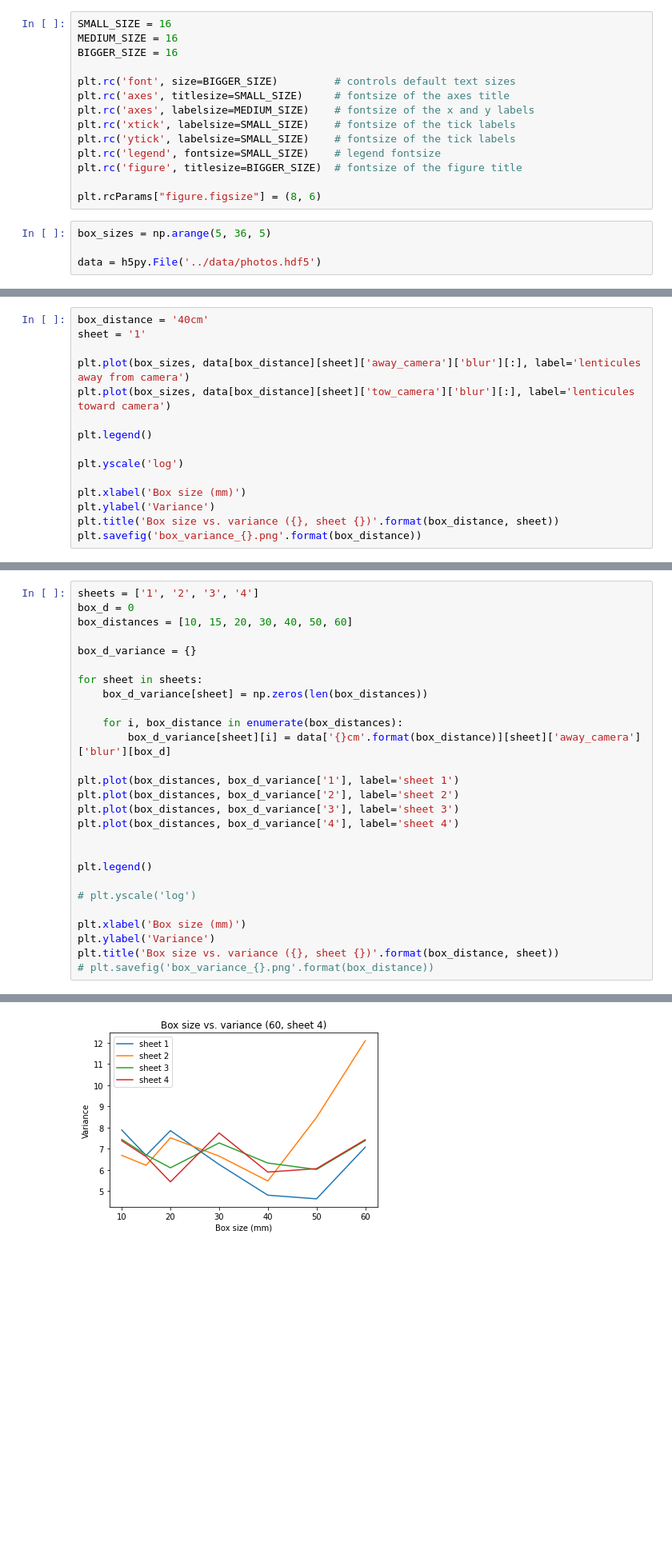
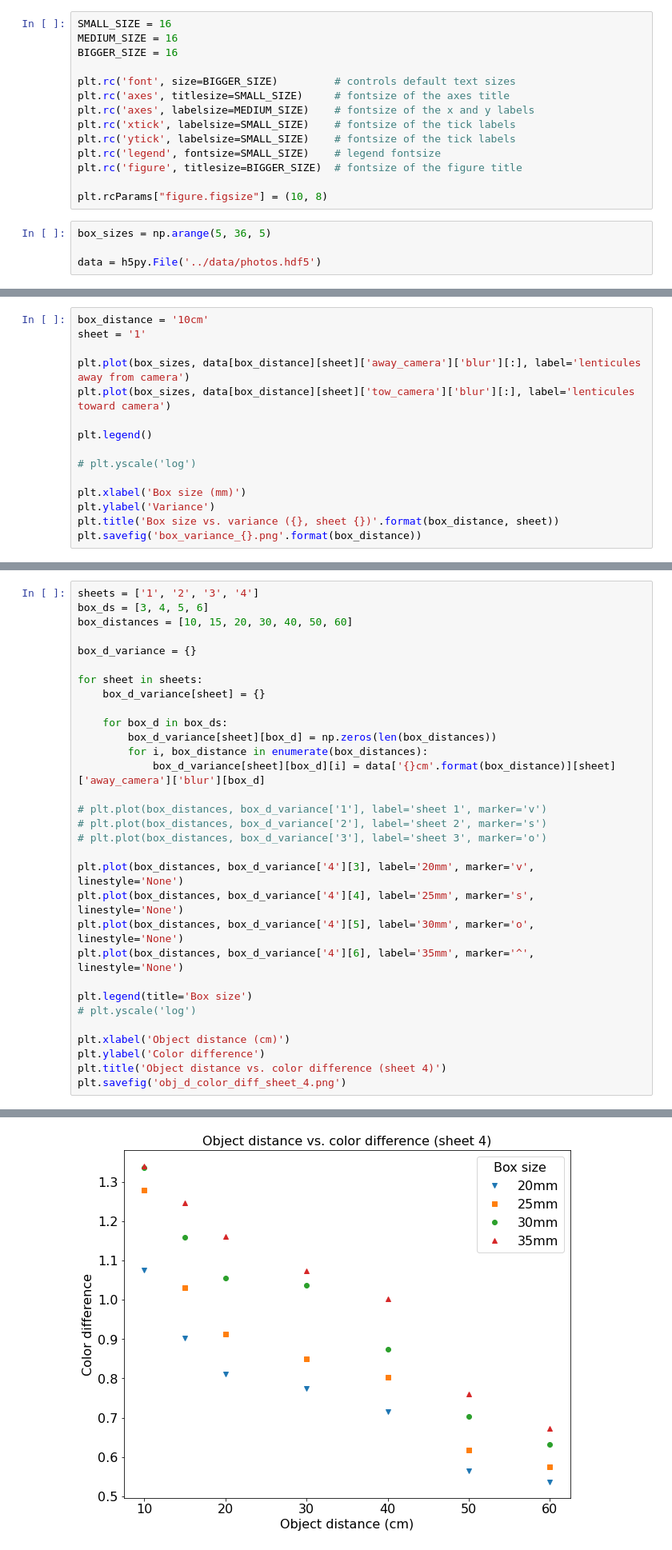
Before and after one commit to MartinRobomaze/IYPT-17-Invisibility, a Jupyter notebook: notebooks/photos_graphs.ipynb, the cells around one changed output, grey strips where cells are left out. Shown at 80% size. Saved outputs shown, nothing was run; the diff lists cells and outputs as text; blank space fills up the shorter version.

```diff
--- a/notebooks/photos_graphs.ipynb
+++ b/notebooks/photos_graphs.ipynb
@@ -16,7 +16,7 @@ plt.rc('ytick', labelsize=SMALL_SIZE)    # fontsize of the tick labels
 plt.rc('legend', fontsize=SMALL_SIZE)    # legend fontsize
 plt.rc('figure', titlesize=BIGGER_SIZE)  # fontsize of the figure title
 
-plt.rcParams["figure.figsize"] = (8, 6)
+plt.rcParams["figure.figsize"] = (10, 8)
 # %%
 box_sizes = np.arange(5, 36, 5)
 
@@ -41,5 +41,5 @@ plt.savefig('box_variance_{}.png'.format(box_distance))
 # %%
-box_distance = '40cm'
+box_distance = '10cm'
 sheet = '1'
 
 plt.plot(box_sizes, data[box_distance][sheet]['away_camera']['blur'][:], label='lenticules away from camera')
@@ -47,7 +47,7 @@ plt.plot(box_sizes, data[box_distance][sheet]['tow_camera']['blur'][:], label='l
 
 plt.legend()
 
-plt.yscale('log')
+# plt.yscale('log')
 
 plt.xlabel('Box size (mm)')
 plt.ylabel('Variance')
@@ -58,28 +58,32 @@ plt.savefig('box_variance_{}.png'.format(box_distance))
 # %%
 sheets = ['1', '2', '3', '4']
-box_d = 0
+box_ds = [3, 4, 5, 6]
 box_distances = [10, 15, 20, 30, 40, 50, 60]
 
 box_d_variance = {}
 
 for sheet in sheets:
-    box_d_variance[sheet] = np.zeros(len(box_distances))
+    box_d_variance[sheet] = {}
 
-    for i, box_distance in enumerate(box_distances):
-        box_d_variance[sheet][i] = data['{}cm'.format(box_distance)][sheet]['away_camera']['blur'][box_d]
+    for box_d in box_ds:
+        box_d_variance[sheet][box_d] = np.zeros(len(box_distances))
+        for i, box_distance in enumerate(box_distances):
+            box_d_variance[sheet][box_d][i] = data['{}cm'.format(box_distance)][sheet]['away_camera']['blur'][box_d]
 
-plt.plot(box_distances, box_d_variance['1'], label='sheet 1')
-plt.plot(box_distances, box_d_variance['2'], label='sheet 2')
-plt.plot(box_distances, box_d_variance['3'], label='sheet 3')
-plt.plot(box_distances, box_d_variance['4'], label='sheet 4')
+# plt.plot(box_distances, box_d_variance['1'], label='sheet 1', marker='v')
+# plt.plot(box_distances, box_d_variance['2'], label='sheet 2', marker='s')
+# plt.plot(box_distances, box_d_variance['3'], label='sheet 3', marker='o')
 
+plt.plot(box_distances, box_d_variance['4'][3], label='20mm', marker='v', linestyle='None')
+plt.plot(box_distances, box_d_variance['4'][4], label='25mm', marker='s', linestyle='None')
+plt.plot(box_distances, box_d_variance['4'][5], label='30mm', marker='o', linestyle='None')
+plt.plot(box_distances, box_d_variance['4'][6], label='35mm', marker='^', linestyle='None')
 
-plt.legend()
-
+plt.legend(title='Box size')
 # plt.yscale('log')
 
-plt.xlabel('Box size (mm)')
-plt.ylabel('Variance')
-plt.title('Box size vs. variance ({}, sheet {})'.format(box_distance, sheet))
-# plt.savefig('box_variance_{}.png'.format(box_distance))
+plt.xlabel('Object distance (cm)')
+plt.ylabel('Color difference')
+plt.title('Object distance vs. color difference (sheet 4)')
+plt.savefig('obj_d_color_diff_sheet_4.png')
 # %% [output]
@@ -87,3 +90,3 @@ Text(0.5, 1.0, 'Box size vs. variance (60, sheet 4)')
-[figure, old version]
+[figure, new version]
 # %%
 data.close()
```
Also changed, not shown: parts of 3 cells of this notebook, 7 other files.
